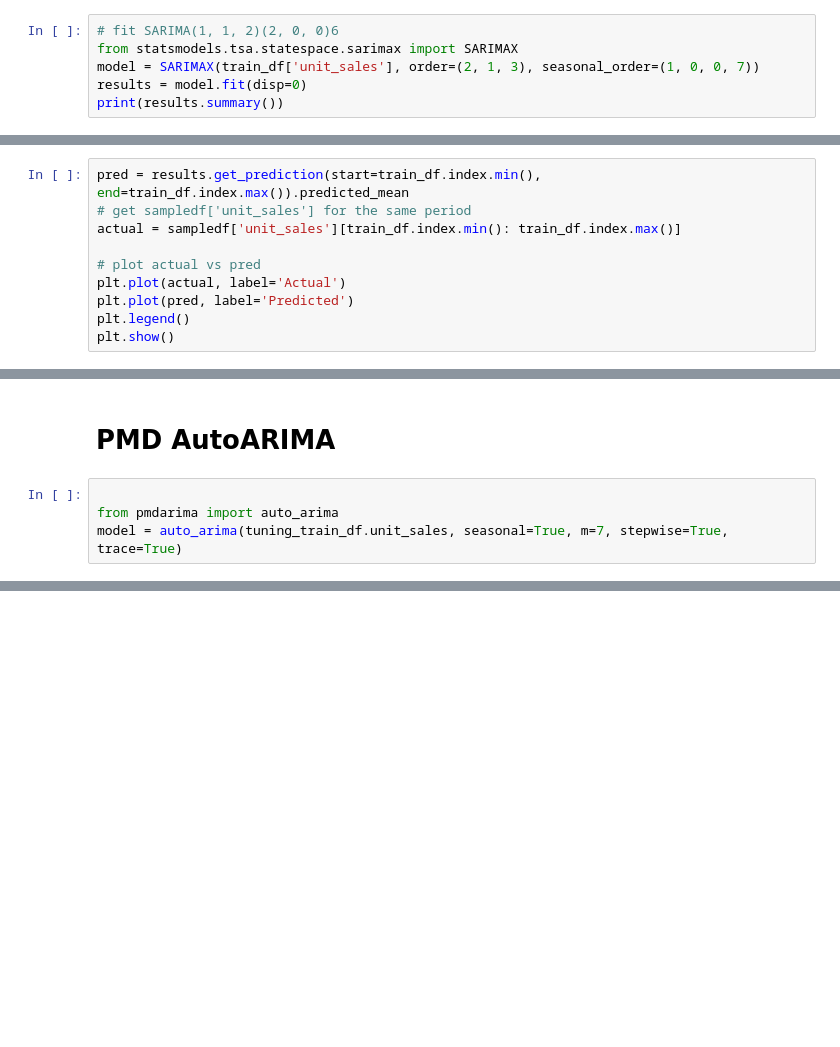
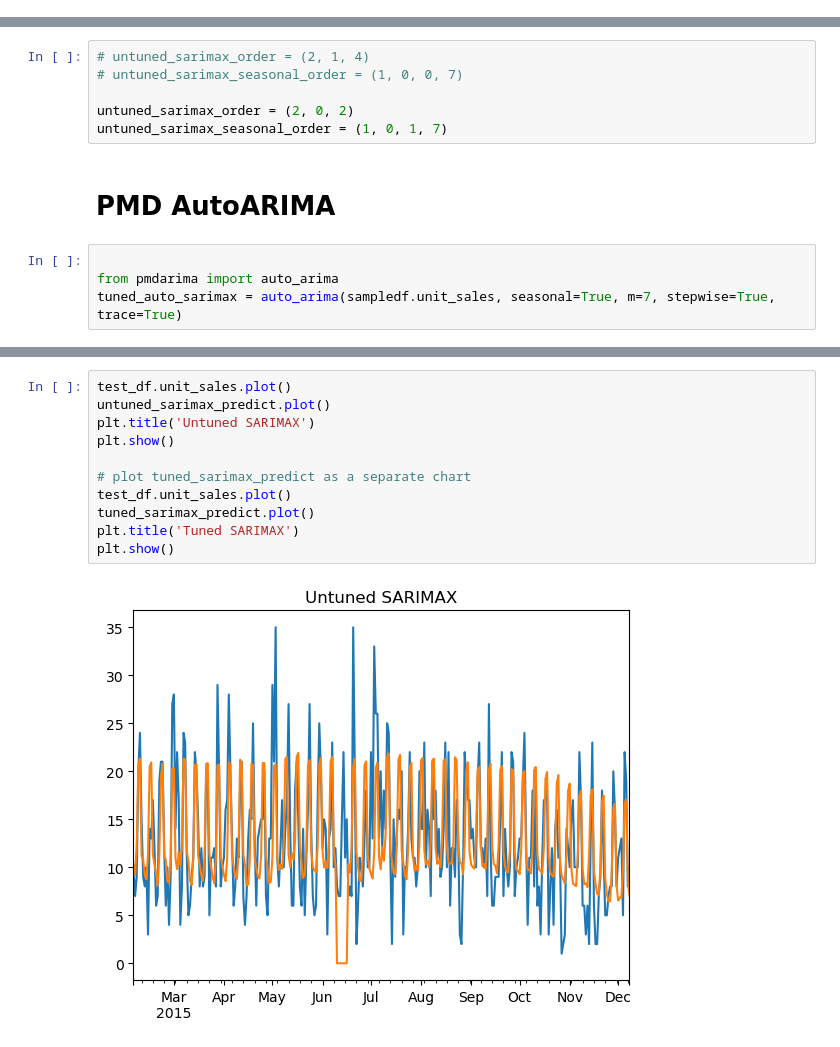
Before and after one commit to piyawutpattamanon/store-sales-forecast, a Jupyter notebook: candidate.2.ipynb, the cells around one changed output, grey strips where cells are left out. Saved outputs shown, nothing was run; the diff lists cells and outputs as text; blank space fills up the shorter version.

```diff
--- a/candidate.2.ipynb
+++ b/candidate.2.ipynb
@@ -711,6 +688,0 @@ memory usage: 294.5+ KB
-# %%
-# fit SARIMA(1, 1, 2)(2, 0, 0)6
-from statsmodels.tsa.statespace.sarimax import SARIMAX
-model = SARIMAX(train_df['unit_sales'], order=(2, 1, 3), seasonal_order=(1, 0, 0, 7))
-results = model.fit(disp=0)
-print(results.summary())
@@ -735,10 +688,0 @@ Warnings:
-# %%
-pred = results.get_prediction(start=train_df.index.min(), end=train_df.index.max()).predicted_mean
-# get sampledf['unit_sales'] for the same period
-actual = sampledf['unit_sales'][train_df.index.min(): train_df.index.max()]
-
-# plot actual vs pred
-plt.plot(actual, label='Actual')
-plt.plot(pred, label='Predicted')
-plt.legend()
-plt.show()
@@ -819,8 +736,14 @@ MAPE 0.5911058322509705
+# %%
+# untuned_sarimax_order = (2, 1, 4)
+# untuned_sarimax_seasonal_order = (1, 0, 0, 7)
+
+untuned_sarimax_order = (2, 0, 2)
+untuned_sarimax_seasonal_order = (1, 0, 1, 7)
 # %% [markdown]
 # PMD AutoARIMA
 # %%
 
 from pmdarima import auto_arima
-model = auto_arima(tuning_train_df.unit_sales, seasonal=True, m=7, stepwise=True, trace=True)
+tuned_auto_sarimax = auto_arima(sampledf.unit_sales, seasonal=True, m=7, stepwise=True, trace=True)
 # %% [output]
 Performing stepwise search to minimize aic
@@ -1093,0 +807,13 @@ plt.show()
+# %%
+test_df.unit_sales.plot()
+untuned_sarimax_predict.plot()
+plt.title('Untuned SARIMAX')
+plt.show()
+
+# plot tuned_sarimax_predict as a separate chart
+test_df.unit_sales.plot()
+tuned_sarimax_predict.plot()
+plt.title('Tuned SARIMAX')
+plt.show()
+# %% [output]
+[figure, added]
```
Also changed, not shown: parts of 31 cells of this notebook.
